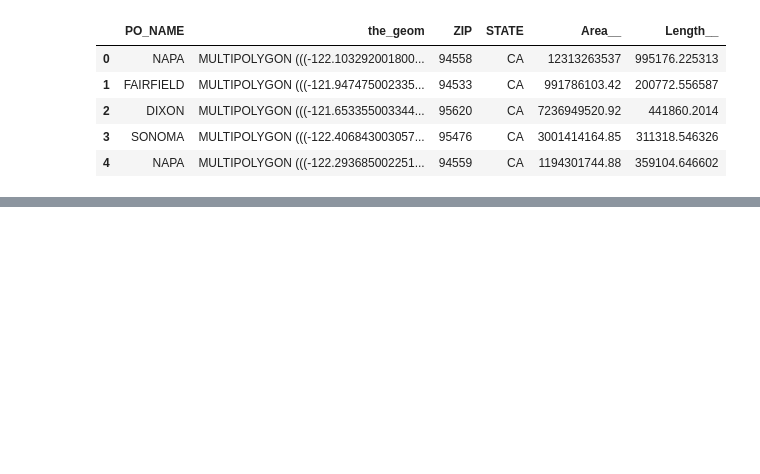
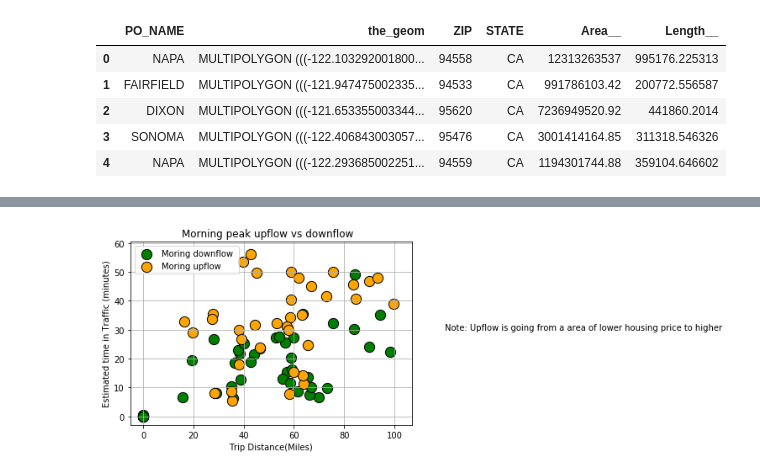
Before and after one commit to lishuai928/Project-Gmap-Graphs, a Jupyter notebook: Traffic tracker.ipynb, the cells around one changed output, grey strips where cells are left out. Drawn from its saved outputs; the diff is of its cells as text; code cells hidden in the pictures; blank space fills up the shorter version.

```diff
--- a/Traffic tracker.ipynb
+++ b/Traffic tracker.ipynb
@@ -67,12 +66,12 @@ dest_long= []
 #target_url = (f'https://maps.googleapis.com/maps/api/distancematrix/json?origins=San Francisco,CA|Oakland,CA&destinations=San Jose,CA|Palo Alto,CA&departure_time=now&key={gkey}')
 # %%
-for time in time_list:
+for times,x in zip(time_list,real_time):
 
    # for s_loc in bay_area_zip:
     for s_loc in start_loc :
         for e_loc in end_loc:
             try:
-                target_url = (f'https://maps.googleapis.com/maps/api/distancematrix/json?origins={s_loc}&destinations={e_loc}&mode=driving,CA&departure_time={time}&traffic_model=pessimistic&key={gkey}')
+                target_url = (f'https://maps.googleapis.com/maps/api/distancematrix/json?origins={s_loc}&destinations={e_loc}&mode=driving,CA&departure_time={times}&traffic_model=pessimistic&key={gkey}')
 
                 geo_data = requests.get(target_url).json()
 
@@ -91,7 +90,9 @@ for time in time_list:
                 origin_long.append(geoloc_data_origin['results'][0]['geometry']['location']['lng'])
                 dest_lat.append(geoloc_data_exit['results'][0]['geometry']['location']['lat'])
                 dest_long.append(geoloc_data_exit['results'][0]['geometry']['location']['lng'])
-                pprint(geo_data)
+                trip_time.append(x)
+
+                #pprint(geo_data)
 
             except(KeyError):
                 print(f"something broke with either {s_loc} or {e_loc}")
@@ -156,0 +235,14 @@ traffic_df
+# %%
+plt.scatter(y=mh_up['Traffic(minutes)'],x = mh_up['Distance(Miles)'],c='green',s=150,label='Moring downflow ',edgecolor ='black',marker='o' )
+plt.scatter(y=mh_down['Traffic(minutes)'],x = mh_down['Distance(Miles)'],c='orange',s=150,label='Moring upflow ',edgecolor ='black',marker='o' )
+plt.title("Morning peak upflow vs downflow  ")
+plt.xlabel("Trip Distance(Miles)")
+plt.ylabel("Estimated time in Traffic (minutes)")
+plt.legend(labels=["Moring downflow " , "Moring upflow"], loc="best")
+plt.grid(True)
+text2 =  """Note: Upflow is going from a area of lower housing price to higher"""
+plt.text(120, 30,text2)
+plt.savefig("Traffic_scatter2.png")
+plt.show()
+# %% [output]
+[figure, added]
```
Also changed, not shown: parts of 21 cells of this notebook, 7 other files.
